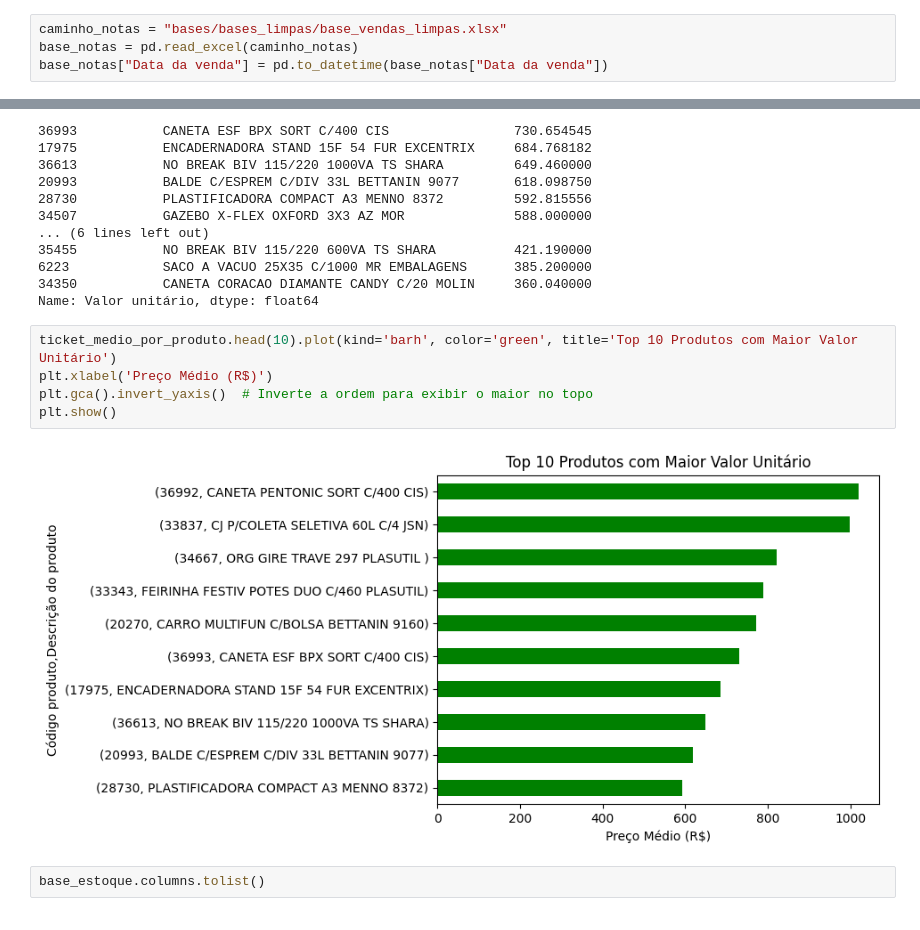
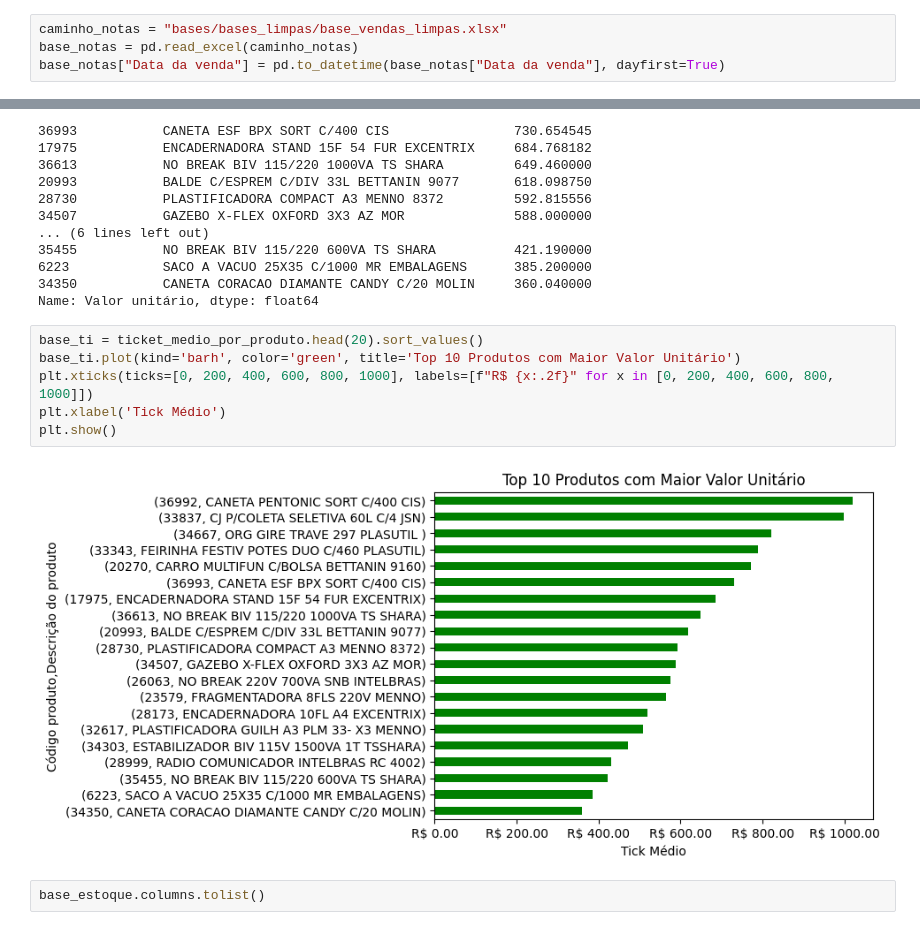
Before and after one commit to PauloQuirinoMN/Sistema-de-Recomendacao-e-Cross-selling, a Jupyter notebook: exploratoria.ipynb, the cells around one changed output, grey strips where cells are left out. Drawn from its saved outputs; the diff is of its cells as text.

Commit message:
inicio da limpeza da base de nota

```diff
--- a/exploratoria.ipynb
+++ b/exploratoria.ipynb
@@ -6,7 +6,7 @@ from scipy import stats
 # %%
 caminho_notas = "bases/bases_limpas/base_vendas_limpas.xlsx"
 base_notas = pd.read_excel(caminho_notas)
-base_notas["Data da venda"] = pd.to_datetime(base_notas["Data da venda"])
+base_notas["Data da venda"] = pd.to_datetime(base_notas["Data da venda"], dayfirst=True)
 # %%
 base_notas.head(3)
 # %% [output]
@@ -136,12 +137,13 @@ Código produto  Descrição do produto
 34350           CANETA CORACAO DIAMANTE CANDY C/20 MOLIN     360.040000
 Name: Valor unitário, dtype: float64
 # %%
-ticket_medio_por_produto.head(10).plot(kind='barh', color='green', title='Top 10 Produtos com Maior Valor Unitário')
-plt.xlabel('Preço Médio (R$)')
-plt.gca().invert_yaxis()  # Inverte a ordem para exibir o maior no topo
+base_ti = ticket_medio_por_produto.head(20).sort_values()
+base_ti.plot(kind='barh', color='green', title='Top 10 Produtos com Maior Valor Unitário')
+plt.xticks(ticks=[0, 200, 400, 600, 800, 1000], labels=[f"R$ {x:.2f}" for x in [0, 200, 400, 600, 800, 1000]])
+plt.xlabel('Tick Médio')
 plt.show()
 # %% [output]
-[figure, old version]
+[figure, new version]
 # %%
 base_estoque.columns.tolist()
 # %% [output]
```
Also changed, not shown: parts of 13 cells of this notebook, 2 other files.
